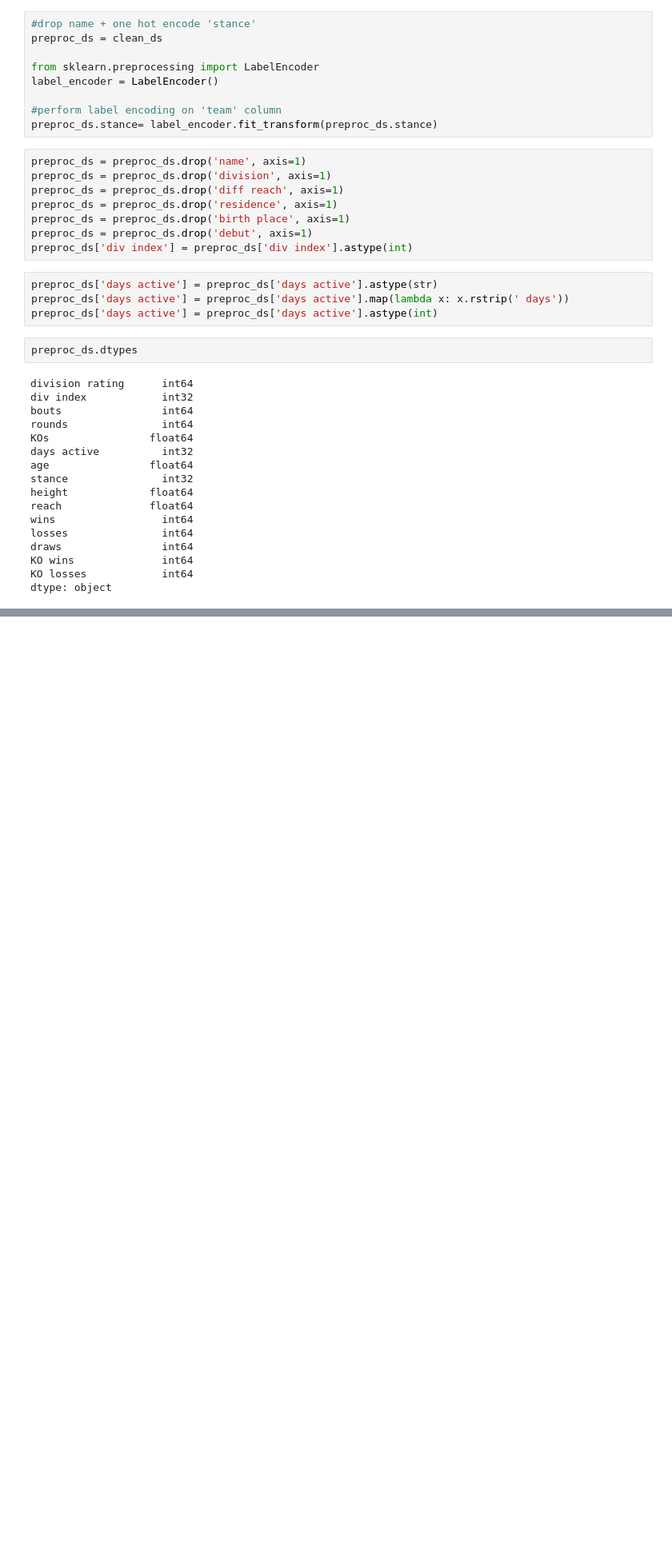
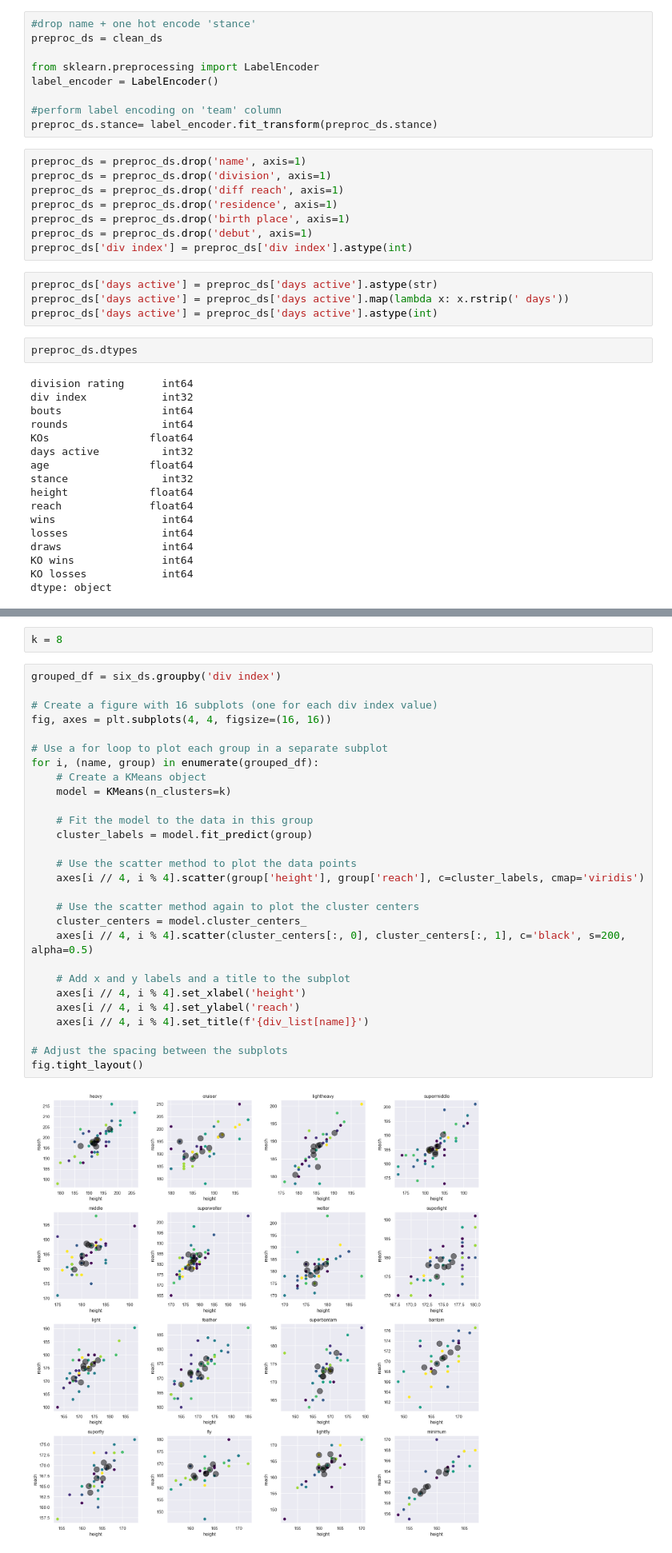
Before and after one commit to smbalf/boxrec-analysis, a Jupyter notebook: main_analysis.ipynb, the cells around one changed output, grey strips where cells are left out. Shown at 80% size. Cells and saved outputs as stored; diff of their text form; blank space fills up the shorter version.

```diff
--- a/main_analysis.ipynb
+++ b/main_analysis.ipynb
@@ -261,0 +231,32 @@ four_ds
+# %%
+k = 8
+# %%
+grouped_df = six_ds.groupby('div index')
+
+# Create a figure with 16 subplots (one for each div index value)
+fig, axes = plt.subplots(4, 4, figsize=(16, 16))
+
+# Use a for loop to plot each group in a separate subplot
+for i, (name, group) in enumerate(grouped_df):
+    # Create a KMeans object
+    model = KMeans(n_clusters=k)
+
+    # Fit the model to the data in this group
+    cluster_labels = model.fit_predict(group)
+
+    # Use the scatter method to plot the data points
+    axes[i // 4, i % 4].scatter(group['height'], group['reach'], c=cluster_labels, cmap='viridis')
+
+    # Use the scatter method again to plot the cluster centers
+    cluster_centers = model.cluster_centers_
+    axes[i // 4, i % 4].scatter(cluster_centers[:, 0], cluster_centers[:, 1], c='black', s=200, alpha=0.5)
+
+    # Add x and y labels and a title to the subplot
+    axes[i // 4, i % 4].set_xlabel('height')
+    axes[i // 4, i % 4].set_ylabel('reach')
+    axes[i // 4, i % 4].set_title(f'{div_list[name]}')
+
+# Adjust the spacing between the subplots
+fig.tight_layout()
+# %% [output]
+[figure, added]
```
Also changed, not shown: parts of 13 cells of this notebook.
